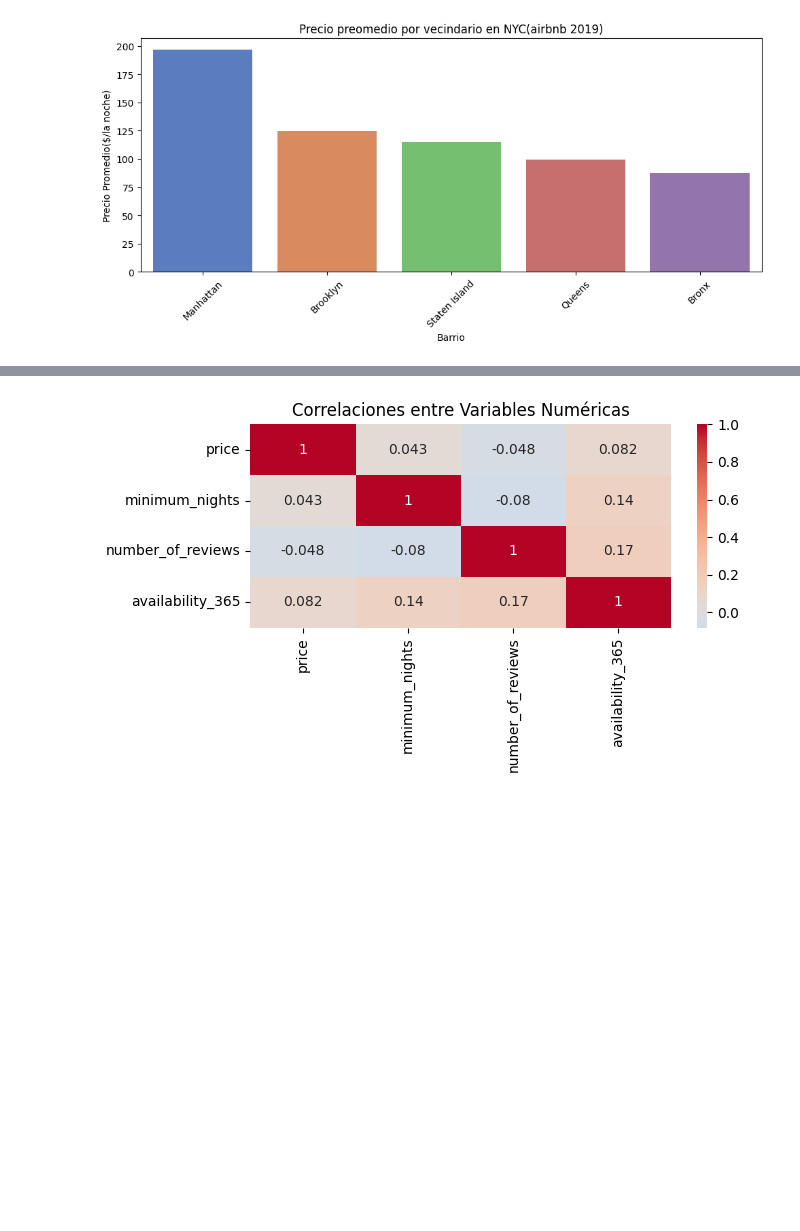
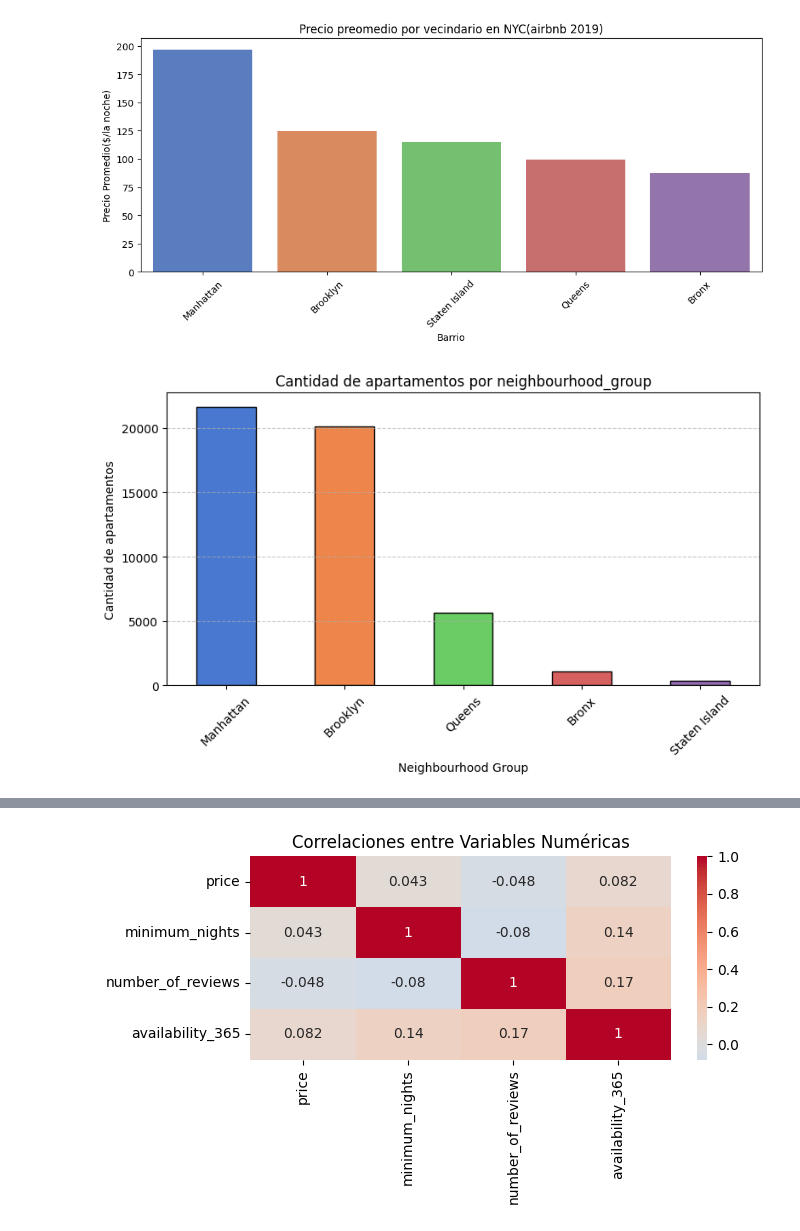
Before and after one commit to 4GeeksAcademy/agumarquez-machine-learning-python-template, a Jupyter notebook: src/explore.ipynb, the cells around one changed output, grey strips where cells are left out. Saved outputs shown, nothing was run; the diff lists cells and outputs as text; code cells hidden in the pictures; blank space fills up the shorter version.

```diff
--- a/src/explore.ipynb
+++ b/src/explore.ipynb
@@ -8,5 +12,5 @@ import seaborn as sns
 # %%
-df = pd.read_csv("../data/raw/internal-link (1).csv")
+df = pd.read_csv("../data/raw/AB_NYC_2019.csv")
 # %%
 df.head()
 # %% [output]
@@ -45,5 +56,8 @@ print(num_duplicados)
 # %%
-df.drop(["name","host_name","last_review", "id","reviews_per_month"], axis = 1, inplace = True)
+# Eliminar columnas que no se van a usar
+columnas_a_eliminar = ["name", "host_name", "last_review", "id", "reviews_per_month"]
+df.drop(columnas_a_eliminar, axis=1, inplace=True)
+
 df.head()
 # %% [output]
 |  | host_id | neighbourhood_group | neighbourhood | latitude | longitude | room_type | price | minimum_nights | ... |
@@ -160,6 +177,25 @@ Passing `palette` without assigning `hue` is deprecated and will be removed in v
 
   sns.barplot(x=avg_price.index, y=avg_price.values, palette="muted")
 [figure]
+# %%
+#Oferta de Apartamentos por Barrio
+conteo = df['neighbourhood_group'].value_counts()
+
+plt.figure(figsize=(8, 5))
+colors = sns.color_palette("muted")
+conteo.plot(kind='bar', color=colors, edgecolor='black')
+
+# Personalizar el gráfico
+plt.title('Cantidad de apartamentos por neighbourhood_group')
+plt.xlabel('Neighbourhood Group')
+plt.ylabel('Cantidad de apartamentos')
+plt.xticks(rotation=45)
+plt.grid(axis='y', linestyle='--', alpha=0.7)
+
+plt.tight_layout()
+plt.show()
+# %% [output]
+[figure, added]
 # %%
 df["neighbourhood_group_n"] = pd.factorize(df["neighbourhood_group"])[0]
 df.head(20)
```
Also changed, not shown: parts of 5 cells of this notebook, 1 other file.
